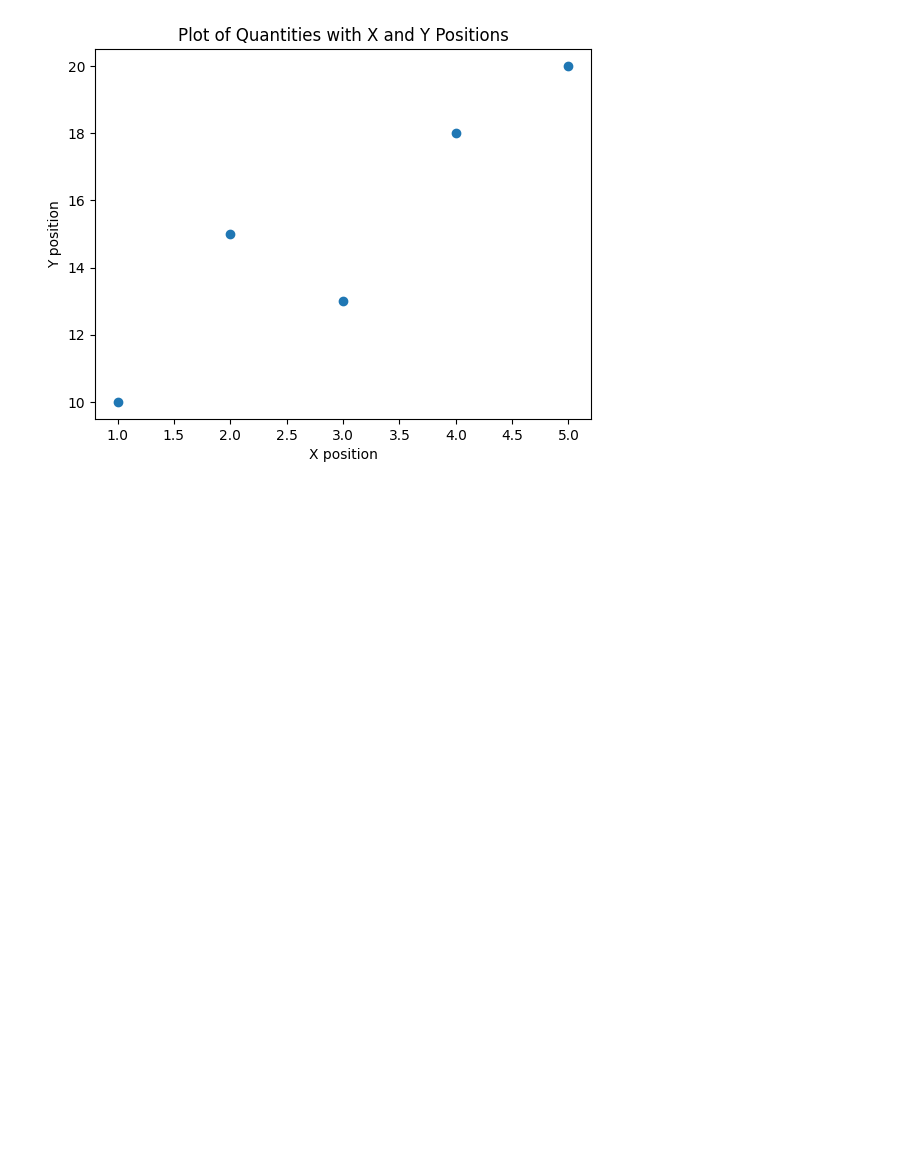
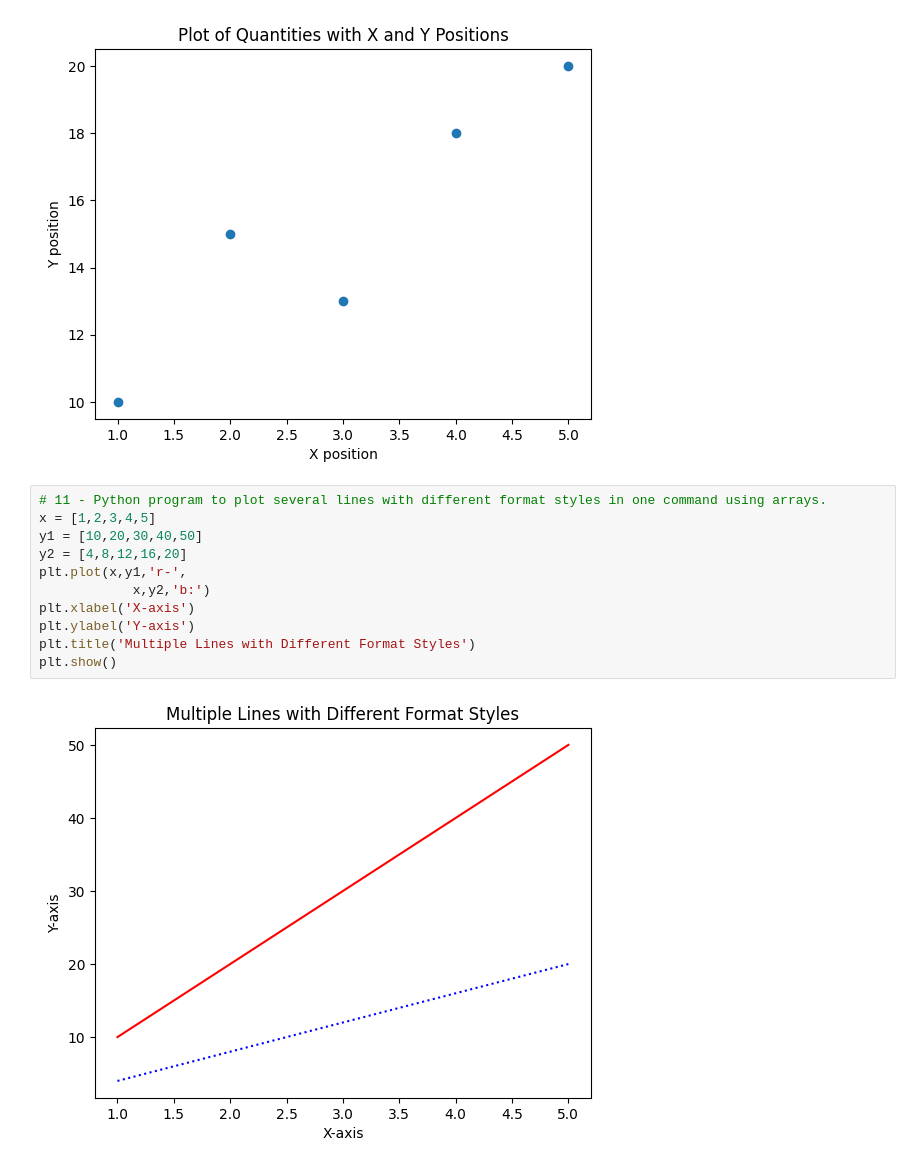
Before and after one commit to Tejeswar23/python-core-, a Jupyter notebook: matplot/practice_matplot.ipynb, the cells around one changed output. Drawn from its saved outputs; the diff is of its cells as text; blank space fills up the shorter version.

Commit message:
started bar chart problems

```diff
--- a/matplot/practice_matplot.ipynb
+++ b/matplot/practice_matplot.ipynb
@@ -156,3 +156,16 @@ plt.title('Plot of Quantities with X and Y Positions')
 plt.show()
 # %% [output]
 [figure]
+# %%
+# 11 - Python program to plot several lines with different format styles in one command using arrays.
+x = [1,2,3,4,5]
+y1 = [10,20,30,40,50]
+y2 = [4,8,12,16,20]
+plt.plot(x,y1,'r-',
+            x,y2,'b:')
+plt.xlabel('X-axis')
+plt.ylabel('Y-axis')
+plt.title('Multiple Lines with Different Format Styles')
+plt.show()
+# %% [output]
+[figure, added]
```
Also changed, not shown: parts of 13 cells of this notebook.
